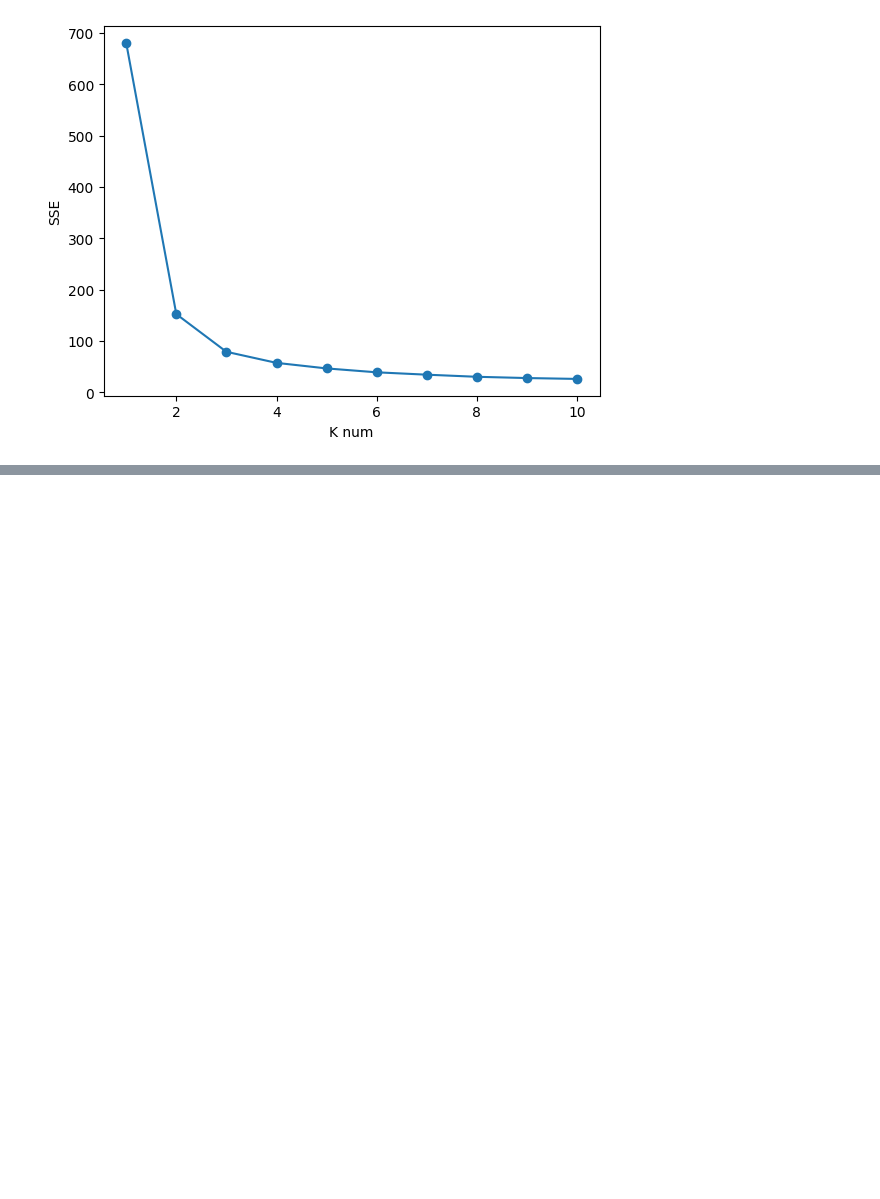
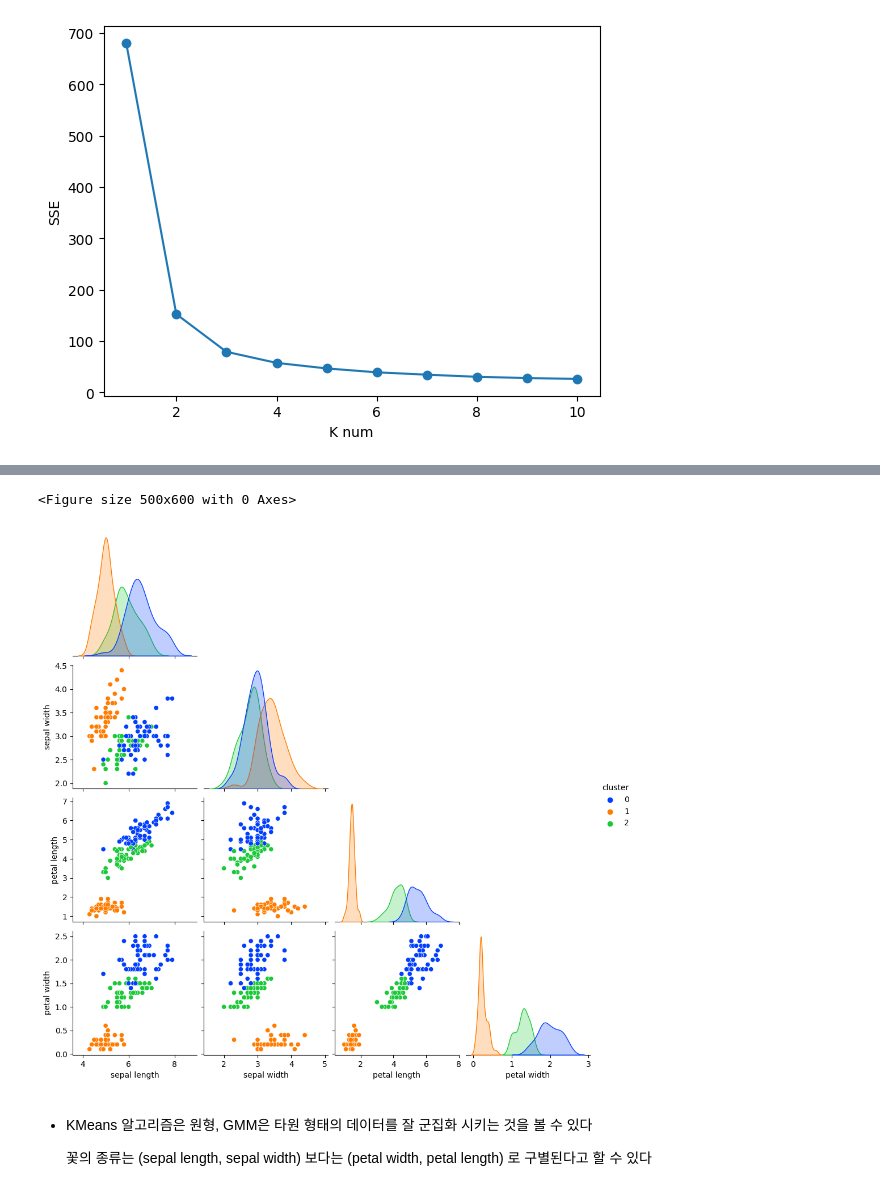
Before and after one commit to sai-with/ADP_prac, a Jupyter notebook: statics/군집분석.ipynb, the cells around one changed output, grey strips where cells are left out. Cells and saved outputs as stored; diff of their text form; code cells hidden in the pictures; blank space fills up the shorter version.

```diff
--- a/statics/군집분석.ipynb
+++ b/statics/군집분석.ipynb
@@ -270,0 +308,10 @@ k: 10 SSE: 26.07225182334006
+# %%
+# 표준화
+scaler = StandardScaler()
+x = X.drop('cluster', axis=1)
+x_scaled = scaler.fit_transform(x)
+# 가우시안 혼합모델 구축
+gmm = GaussianMixture(n_components=3) # 예상 군집 수 설정
+gmm.fit(x_scaled)
+gmm_labels = gmm.predict(x_scaled)
+gmm_labels
@@ -270,0 +326,3 @@ k: 10 SSE: 26.07225182334006
+# %%
+x['cluster'] = gmm_labels
+x.groupby('cluster').mean()
@@ -270,0 +335,17 @@ k: 10 SSE: 26.07225182334006
+# %%
+# 군집결과 시각화
+plt.figure(figsize=(5,6))
+sns.pairplot(
+    x,
+    diag_kind='kde',
+    hue='cluster',
+    palette='bright',
+    corner=True
+);
+# %% [output]
+<Figure size 500x600 with 0 Axes>
+[figure, added]
+# %% [markdown]
+* KMeans 알고리즘은 원형, GMM은 타원 형태의 데이터를 잘 군집화 시키는 것을 볼 수 있다
+
+    꽃의 종류는 (sepal length, sepal width) 보다는 (petal width, petal length) 로 구별된다고 할 수 있다
```
Also changed, not shown: parts of 9 cells of this notebook, 4 other files.
